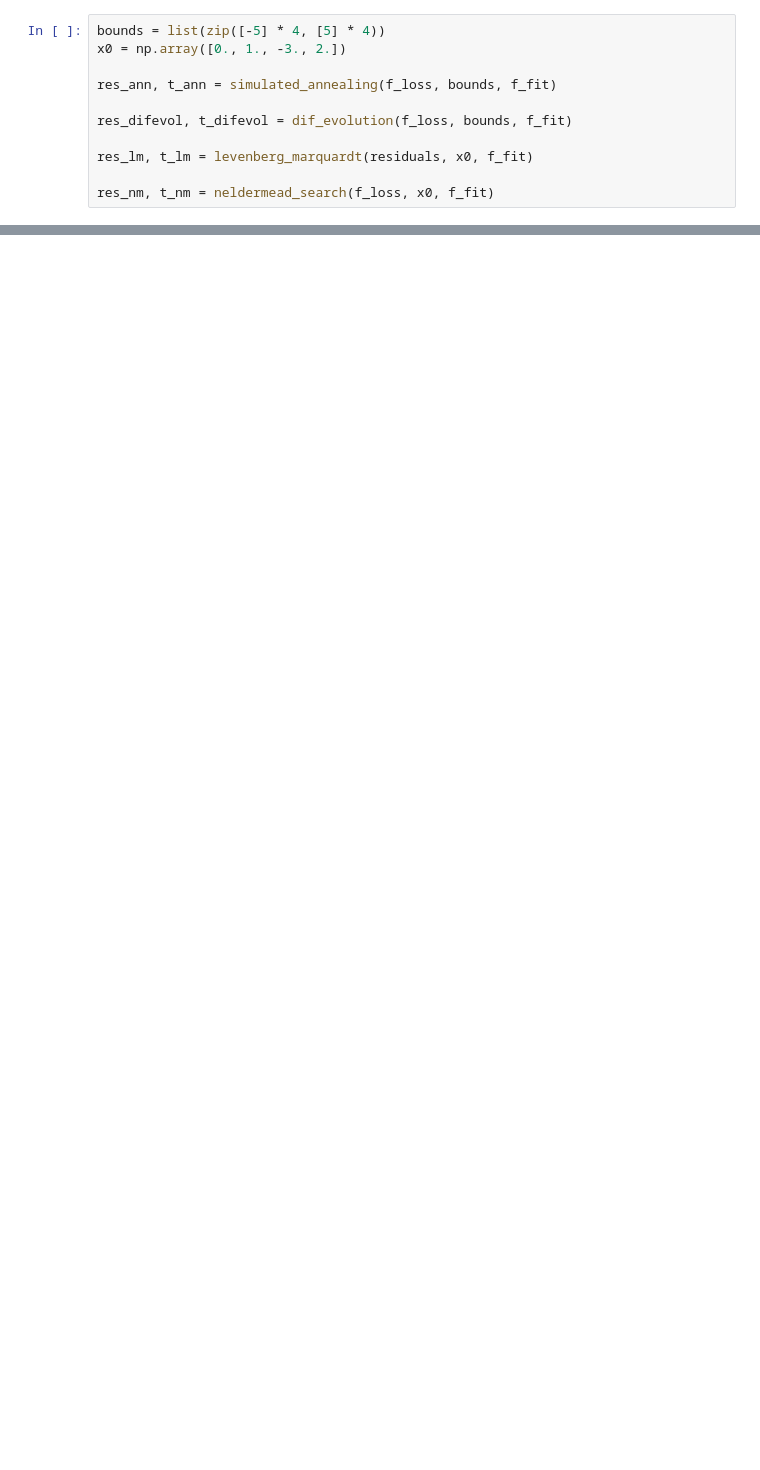
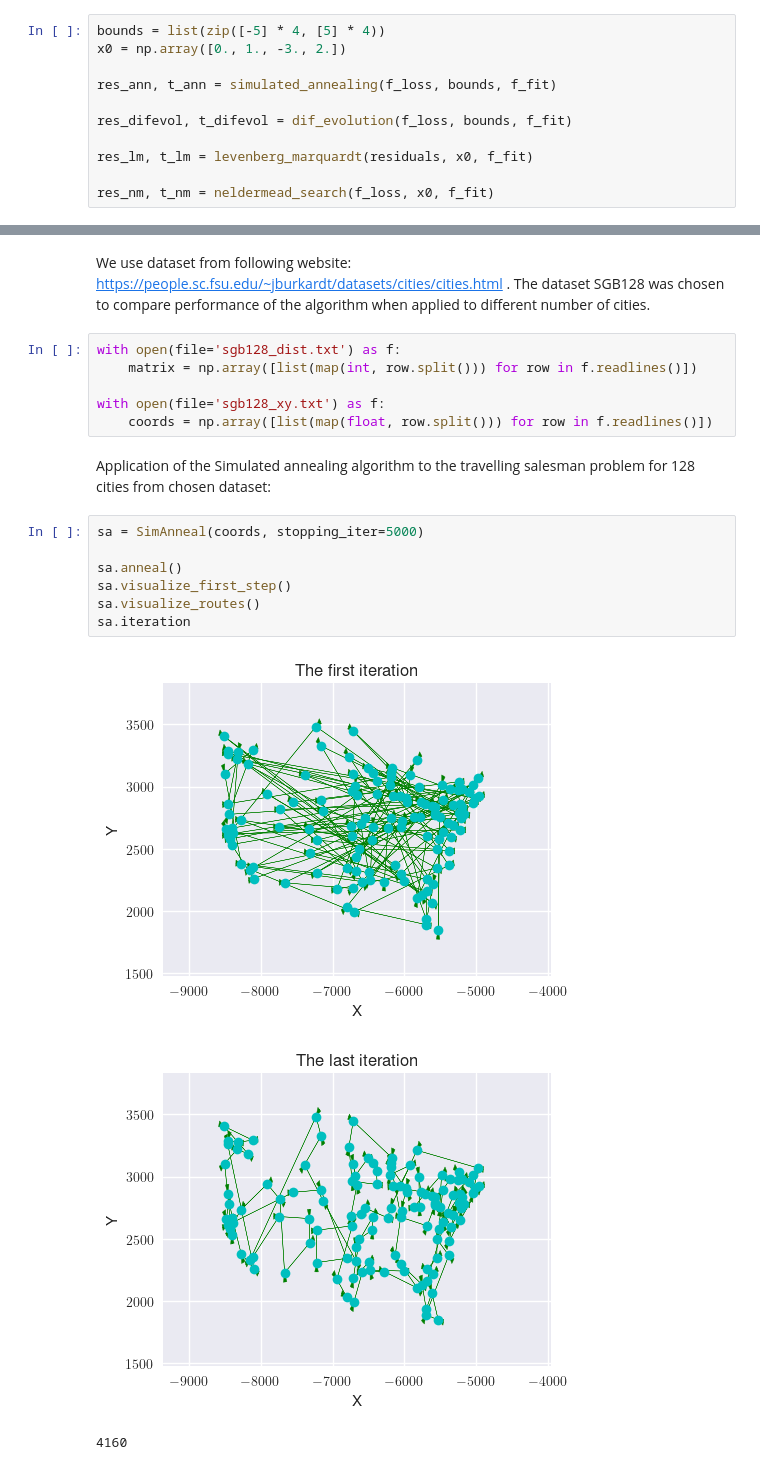
Before and after one commit to anafisa/Analysis-and-development-of-algorithms, a Jupyter notebook: Lab 4. Algorithms for unconstrained nonlinear optimization/Lab 4.ipynb, the cells around one changed output, grey strips where cells are left out. Cells and saved outputs as stored; diff of their text form; blank space fills up the shorter version.

```diff
--- a/Lab 4. Algorithms for unconstrained nonlinear optimization/Lab 4.ipynb
+++ b/Lab 4. Algorithms for unconstrained nonlinear optimization/Lab 4.ipynb
@@ -174,0 +181,21 @@ plt.savefig("".join((fgnm)))
+# %% [markdown]
+We use dataset from following website: https://people.sc.fsu.edu/~jburkardt/datasets/cities/cities.html . The dataset SGB128 was chosen to compare performance of the algorithm when applied to different number of cities.
+# %%
+with open(file='sgb128_dist.txt') as f:
+    matrix = np.array([list(map(int, row.split())) for row in f.readlines()])
+
+with open(file='sgb128_xy.txt') as f:
+    coords = np.array([list(map(float, row.split())) for row in f.readlines()])
+# %% [markdown]
+Application of the Simulated annealing algorithm to the travelling salesman problem for 128 cities from chosen dataset:
+# %%
+sa = SimAnneal(coords, stopping_iter=5000)
+
+sa.anneal()
+sa.visualize_first_step()
+sa.visualize_routes()
+sa.iteration
+# %% [output]
+[figure, added]
+[figure, added]
+4160
```
Also changed, not shown: parts of 14 cells of this notebook.
